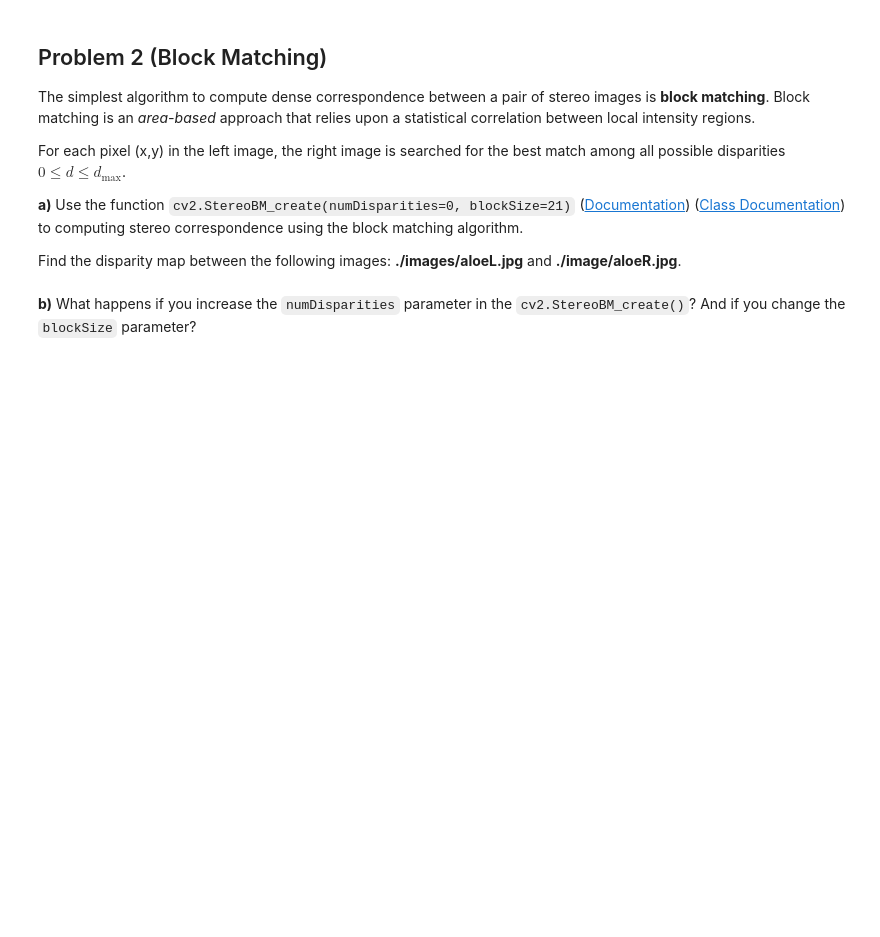
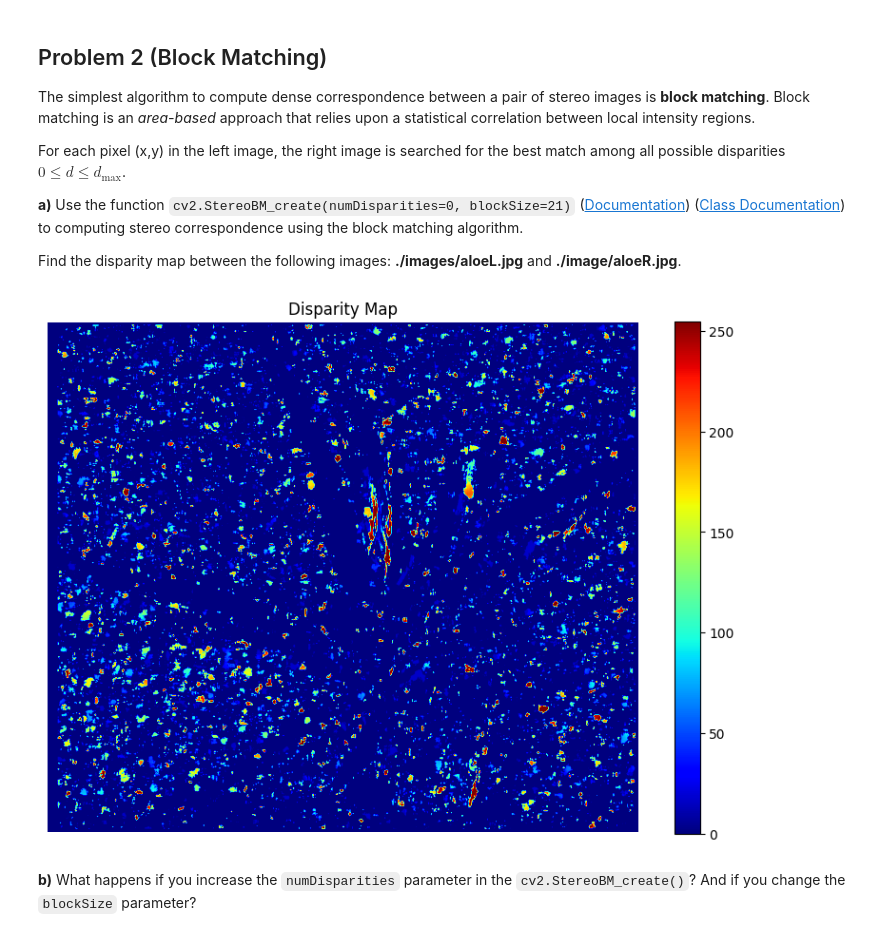
Before and after one commit to Pappol/AIS_notes, a Jupyter notebook: Image processing(Stavanger)/Lab7/LABexc7-ELE510-2023.ipynb, the cells around one changed output. Cells and saved outputs as stored; diff of their text form; code cells hidden in the pictures; blank space fills up the shorter version.

```diff
--- a/Image processing(Stavanger)/Lab7/LABexc7-ELE510-2023.ipynb
+++ b/Image processing(Stavanger)/Lab7/LABexc7-ELE510-2023.ipynb
@@ -33 +94,27 @@ Find the disparity map between the following images: **./images/aloeL.jpg** and
+# %%
+import cv2
+import matplotlib.pyplot as plt
+
+# Load the left and right images
+left_image = cv2.imread('./images/aloeL.jpg', 0)
+right_image = cv2.imread('./images/aloeR.jpg', 0)
+
+# Create a StereoBM object
+stereo = cv2.StereoBM_create(numDisparities=16, blockSize=15)  # You can adjust the parameters as needed
+
+# Compute the disparity map
+disparity_map = stereo.compute(left_image, right_image)
+
+# Normalize the disparity map for visualization
+disparity_map = cv2.normalize(disparity_map, disparity_map, alpha=0, beta=255, norm_type=cv2.NORM_MINMAX, dtype=cv2.CV_8U)
+
+# Display the disparity map using Matplotlib
+plt.figure(figsize=(10, 7))
+plt.imshow(disparity_map, cmap='jet')
+plt.colorbar()
+plt.title('Disparity Map')
+plt.axis('off')
+plt.show()
+# %% [output]
+[figure, added]
 # %% [markdown]
```
Also changed, not shown: parts of 12 cells of this notebook.
